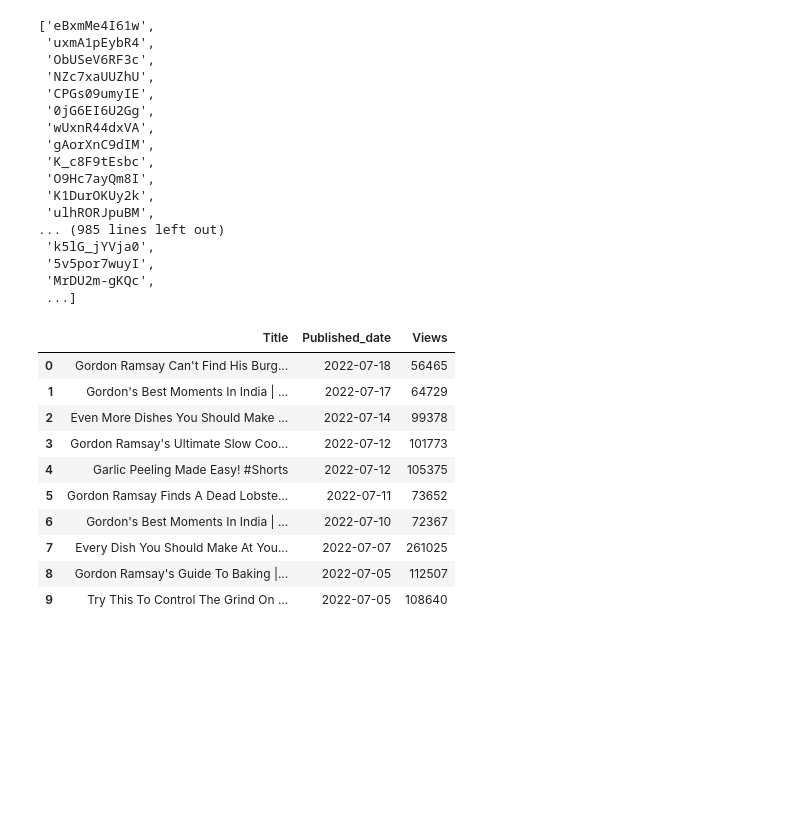
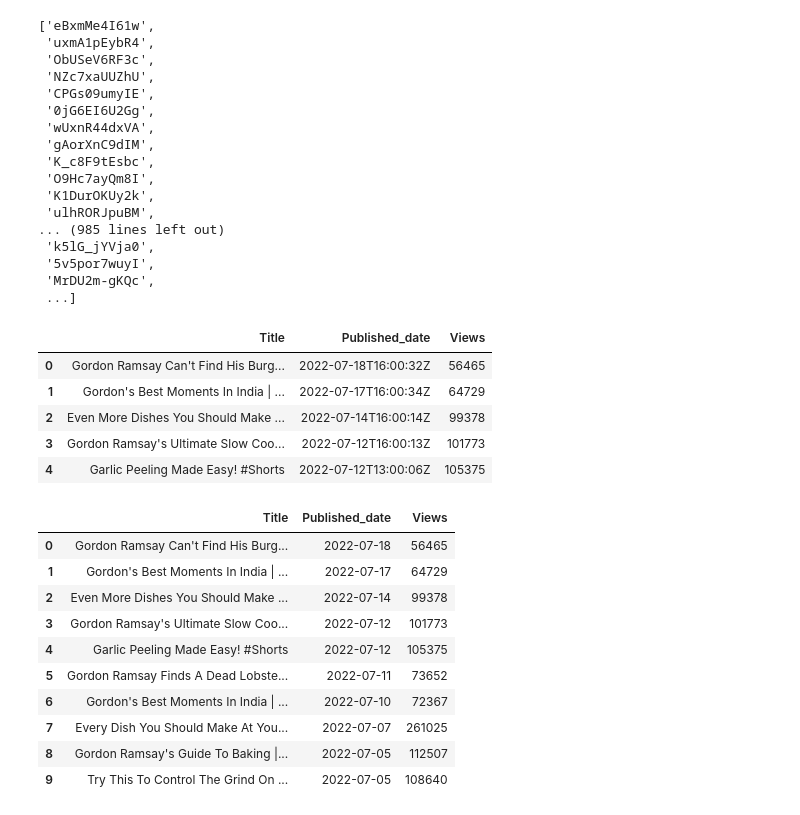
Before and after one commit to NigamaVeena/YouTube-Analytics, a Jupyter notebook: Youtube_Analytics1.ipynb, the cells around one changed output. Drawn from its saved outputs; the diff is of its cells as text; code cells hidden in the pictures; blank space fills up the shorter version.

```diff
--- a/Youtube_Analytics1.ipynb
+++ b/Youtube_Analytics1.ipynb
@@ -222,6 +222,14 @@ def get_video_details(youtube, video_ids):
 video_details = get_video_details(youtube, video_ids)
 # %%
 video_data = pd.DataFrame(video_details)
+video_data.head()
+# %% [output]
+|  | Title | Published_date | Views |
+| 0 | Gordon Ramsay Can't Find His Burg... | 2022-07-18T16:00:32Z | 56465 |
+| 1 | Gordon's Best Moments In India | ... | 2022-07-17T16:00:34Z | 64729 |
+| 2 | Even More Dishes You Should Make ... | 2022-07-14T16:00:14Z | 99378 |
+| 3 | Gordon Ramsay's Ultimate Slow Coo... | 2022-07-12T16:00:13Z | 101773 |
+| 4 | Garlic Peeling Made Easy! #Shorts | 2022-07-12T13:00:06Z | 105375 |
 # %%
 video_data['Published_date'] = pd.to_datetime(video_data['Published_date']).dt.date
 video_data['Views'] = pd.to_numeric(video_data['Views'])
```
